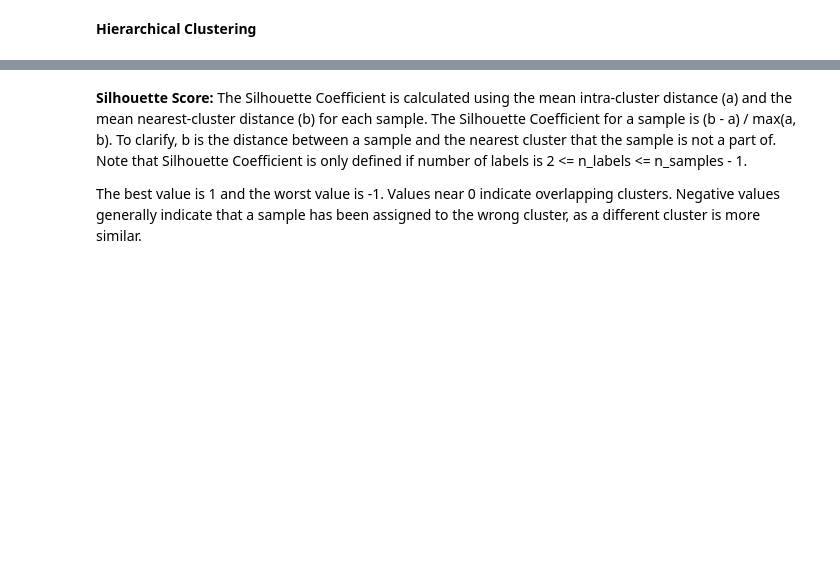
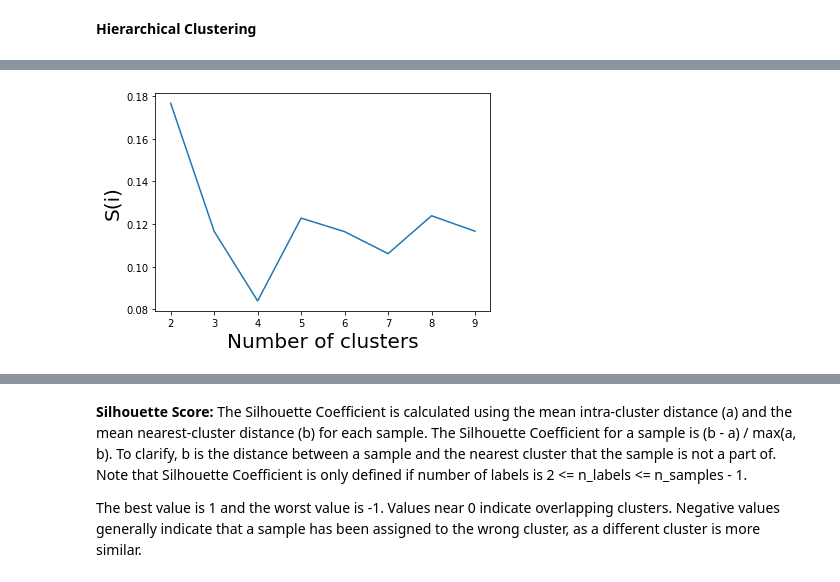
Before and after one commit to humpyreddy96/ClusterAnalysis, a Jupyter notebook: scGAMClusterAnalysis.ipynb, the cells around one changed output, grey strips where cells are left out. Saved outputs shown, nothing was run; the diff lists cells and outputs as text; code cells hidden in the pictures; blank space fills up the shorter version.

```diff
--- a/scGAMClusterAnalysis.ipynb
+++ b/scGAMClusterAnalysis.ipynb
@@ -79,3 +93,12 @@ embedding.shape
 (481, 9)
 # %% [markdown]
 **Hierarchical Clustering**
+# %%
+scores_list = []
+for k in range(2,10):
+  z = linkage(embedding, 'average')
+  cluster_labels = cut_tree(z, n_clusters=[k]).flatten()
+  score = silhouette_score(embedding,cluster_labels)
+  scores_list.append(score)
+  colors = cm.nipy_spectral(cluster_labels.astype(float) / k)
+  print("The silhouette score for k=",k ,"is",score)
@@ -82 +114,10 @@ embedding.shape
+# %%
+# Plotting a bar graph to compare the results
+k=[2,3,4,5,6,7,8,9]
+plt.plot(k, scores_list)
+plt.xlabel('Number of clusters', fontsize = 20)
+plt.ylabel('S(i)', fontsize = 20)
+plt.show()
+# %% [output]
+[figure, added]
 # %%
```
Also changed, not shown: parts of 5 cells of this notebook.
